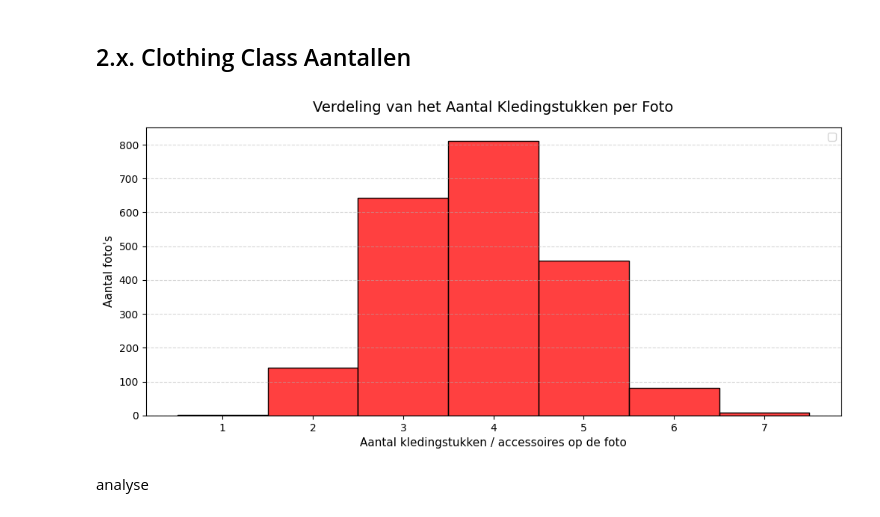
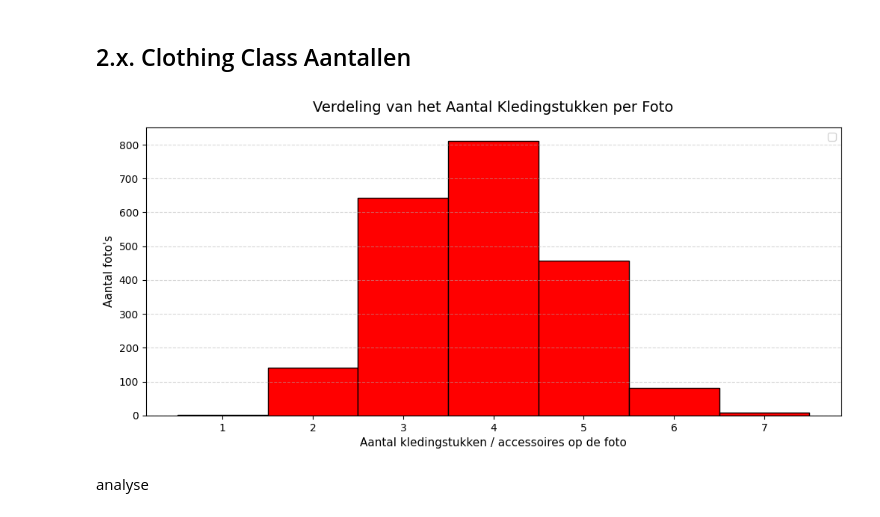
Before and after one commit to 24020338/Deep-Learning-3, a Jupyter notebook: Deep Learning Opdracht 3 Notebook.ipynb, the cells around one changed output. Drawn from its saved outputs; the diff is of its cells as text; code cells hidden in the pictures.

```diff
--- a/Deep Learning Opdracht 3 Notebook.ipynb
+++ b/Deep Learning Opdracht 3 Notebook.ipynb
@@ -297,37 +259,32 @@ clothing_labels = {
 # %%
 df_summary = train_df.groupby('image_name').agg(
     totaal_tags=('class_id', 'count')
 ).reset_index()
 
-
 max_stukken = df_summary['totaal_tags'].max()
 min_stukken = df_summary['totaal_tags'].min()
 
-
-
 plt.figure(figsize=(12, 5))
-
 
 sns.histplot(
     data=df_summary,
     x='totaal_tags',
     discrete=True,
     kde=False,
     color="#ff0000",
-    alpha=0.75
+    alpha=1
 )
-
 
 plt.title('Verdeling van het Aantal Kledingstukken per Foto', fontsize=14, pad=15)
 plt.xlabel('Aantal kledingstukken / accessoires op de foto', fontsize=11)
 plt.ylabel('Aantal foto\'s', fontsize=11)
 plt.xticks(range(int(min_stukken), int(max_stukken) + 1))
 plt.grid(axis='y', linestyle='--', alpha=0.5)
 plt.legend()
 
 plt.show()
 # %% [output]
-[figure, old version]
+[figure, new version]
 # %% [markdown]
 analyse
 # %%
```
Also changed, not shown: parts of 18 cells of this notebook, 3 other files.
